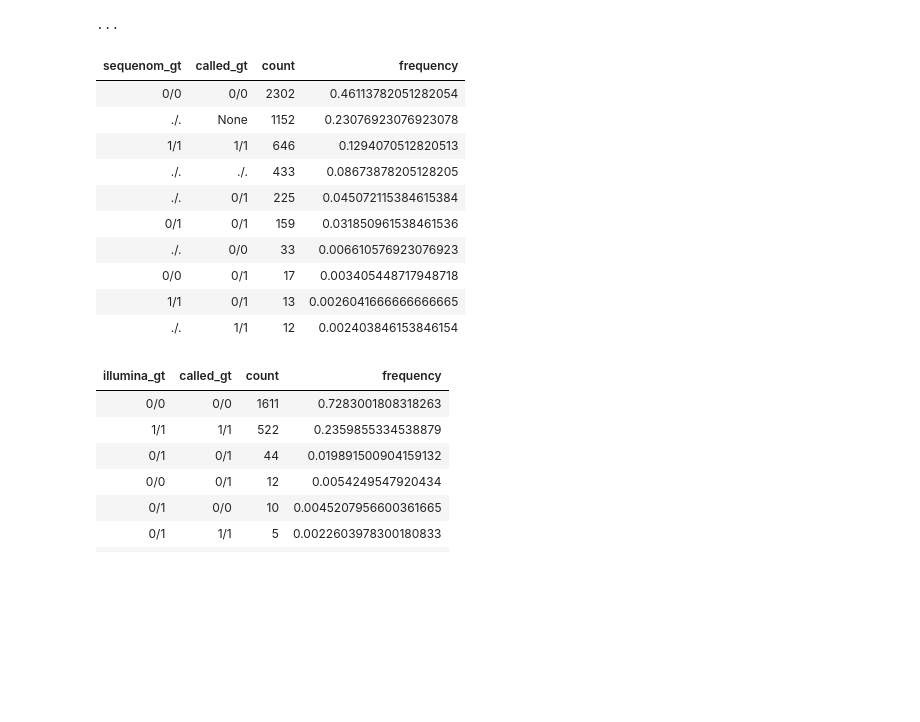
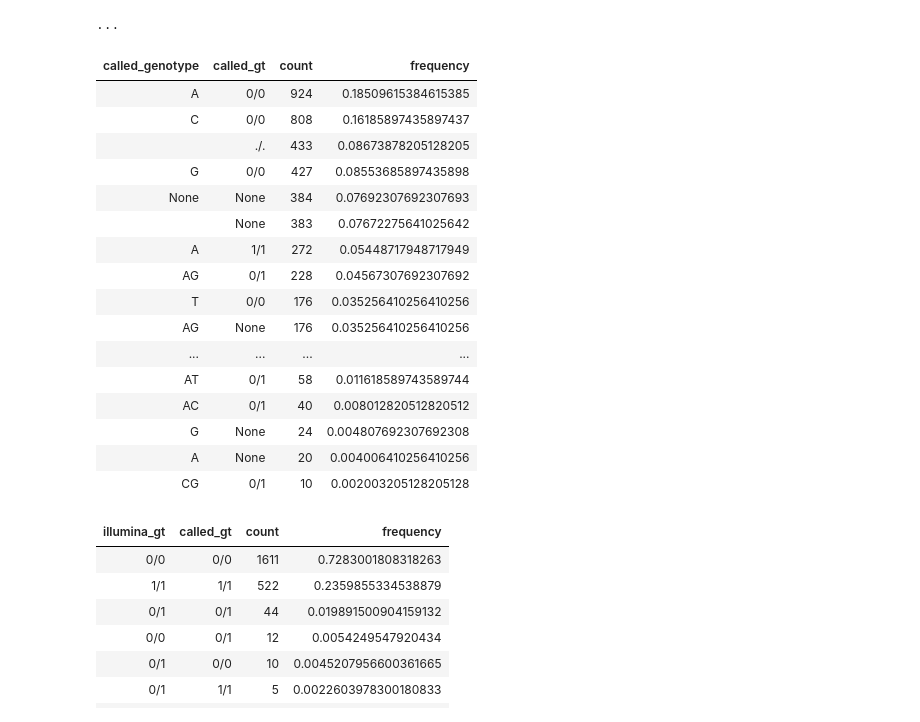
Before and after one commit to malariagen/methods-dev, a Jupyter notebook: recon/notebooks/20150729_sanger_sequenom_calling.ipynb, the cells around one changed output. Cells and saved outputs as stored; diff of their text form; code cells hidden in the pictures; blank space fills up the shorter version.

Commit message:
further work on sequenom calling

```diff
--- a/recon/notebooks/20150729_sanger_sequenom_calling.ipynb
+++ b/recon/notebooks/20150729_sanger_sequenom_calling.ipynb
@@ -371,3 +387,24 @@ def determine_illumina_gt(rec):
+# %%
+def determine_illumina_genotype(rec):
+    if rec['illumina_gt'] == '0/0':
+        return(rec['ref'])
+    elif rec['illumina_gt'] == '1/1':
+        return(rec['alt'])
+    elif rec['illumina_gt'] == '0/1':
+        return(rec['ref']+rec['alt'])
+    elif rec['illumina_gt'] == './.':
+        return('')
+    else:
+        return('?')
+# %%
+def determine_theta(rec):
+    if rec['HEIGHT_1'] == 0 and rec['HEIGHT_2'] == 0:
+        return(np.float64(0.0))
+    else:
+        return(math.degrees(math.atan(np.float64(rec['HEIGHT_2'])/np.float64(rec['HEIGHT_1']))))
+# %%
+def determine_intensity(rec):
+    return(math.sqrt(math.pow(np.float64(rec['HEIGHT_1']), 2) + math.pow(np.float64(rec['HEIGHT_2']), 2)))
 # %%
 def cache_calling_results(tbl_sanger_sequenom, tbl_calling_parameters, tbl_illumina, plate_name, ref_genome, rewrite=False):
     ref_dict = SeqIO.to_dict(SeqIO.parse(open(ref_genome), "fasta"))
@@ -396,11 +433,13 @@ def cache_calling_results(tbl_sanger_sequenom, tbl_calling_parameters, tbl_illum
         tbl_calling_results = (
             tbl_first_allele
             .annex(tbl_second_allele)
-            .addfield('THETA', lambda rec: math.degrees(math.atan(np.float64(rec['HEIGHT_2'])/np.float64(rec['HEIGHT_1']))))
-            .addfield('INTENSITY', lambda rec: math.sqrt(math.pow(np.float64(rec['HEIGHT_1']), 2) + math.pow(np.float64(rec['HEIGHT_2']), 2)))
+            .addfield('THETA', determine_theta)
+            .addfield('INTENSITY', determine_intensity)
+#             .addfield('THETA', lambda rec: math.degrees(math.atan(np.float64(rec['HEIGHT_2'])/np.float64(rec['HEIGHT_1']))))
+#             .addfield('INTENSITY', lambda rec: math.sqrt(math.pow(np.float64(rec['HEIGHT_1']), 2) + math.pow(np.float64(rec['HEIGHT_2']), 2)))
             .leftjoin(tbl_calling_parameters, lkey='ASSAY_ID', rkey='assay_code')
             .addfield('low_intensity_cutoff', lambda rec: calc_low_intensity(rec['low_intensity_cutoff_1'], rec['low_intensity_cutoff_2'], rec['THETA']))
-            .addfield('genotype', determine_genotype)
+#             .addfield('genotype', determine_genotype)
 #             .addfield('species', determine_species)
 #             .addfield('chrom', determine_chrom)
 #             .addfield('pos', determine_pos)
@@ -410,6 +449,8 @@ def cache_calling_results(tbl_sanger_sequenom, tbl_calling_parameters, tbl_illum
             .addfield('called_genotype', determine_called_genotype)
             .addfield('called_gt', determine_called_gt)
             .leftjoin(tbl_illumina, lkey=('chrom', 'pos', 'recon_id'), rkey=('CHROM', 'POS', 'SAMPLE'))
+            .replace('illumina_gt', None, '?')
+            .addfield('illumina_genotype', determine_illumina_genotype)
         )
         tbl_calling_results.topickle(cache_fn)
     return etl.frompickle(cache_fn)
@@ -446,19 +501,25 @@ tbl_calling_results = cache_calling_results(tbl_sanger_sequenom, tbl_calling_par
                                             plate_name, ref_genome_fn, rewrite=True)
 # len(tbl_calling_results)
 # %%
-tbl_calling_results.valuecounts('sequenom_gt', 'called_gt').displayall()
+tbl_calling_results.valuecounts('called_genotype', 'called_gt').displayall()
 # %% [output]
-| sequenom_gt | called_gt | count | frequency |
-| 0/0 | 0/0 | 2302 | 0.46113782051282054 |
-| ./. | None | 1152 | 0.23076923076923078 |
-| 1/1 | 1/1 | 646 | 0.1294070512820513 |
-| ./. | ./. | 433 | 0.08673878205128205 |
-| ./. | 0/1 | 225 | 0.045072115384615384 |
-| 0/1 | 0/1 | 159 | 0.031850961538461536 |
-| ./. | 0/0 | 33 | 0.006610576923076923 |
-| 0/0 | 0/1 | 17 | 0.003405448717948718 |
-| 1/1 | 0/1 | 13 | 0.0026041666666666665 |
-| ./. | 1/1 | 12 | 0.002403846153846154 |
+| called_genotype | called_gt | count | frequency |
+| A | 0/0 | 924 | 0.18509615384615385 |
+| C | 0/0 | 808 | 0.16185897435897437 |
+|  | ./. | 433 | 0.08673878205128205 |
+| G | 0/0 | 427 | 0.08553685897435898 |
+| None | None | 384 | 0.07692307692307693 |
+|  | None | 383 | 0.07672275641025642 |
+| A | 1/1 | 272 | 0.05448717948717949 |
+| AG | 0/1 | 228 | 0.04567307692307692 |
+| T | 0/0 | 176 | 0.035256410256410256 |
+| AG | None | 176 | 0.035256410256410256 |
+| ... | ... | ... | ... |
+| AT | 0/1 | 58 | 0.011618589743589744 |
+| AC | 0/1 | 40 | 0.008012820512820512 |
+| G | None | 24 | 0.004807692307692308 |
+| A | None | 20 | 0.004006410256410256 |
+| CG | 0/1 | 10 | 0.002003205128205128 |
 # %%
 tbl_calling_results.selectnotnone('illumina_gt').valuecounts('illumina_gt', 'called_gt').displayall()
 # %% [output]
```
Also changed, not shown: parts of 19 cells of this notebook, 4 other files.
